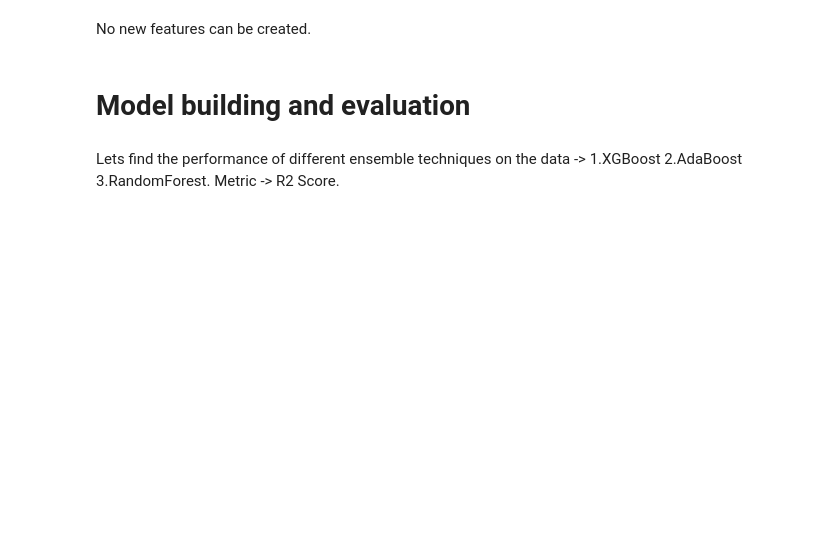
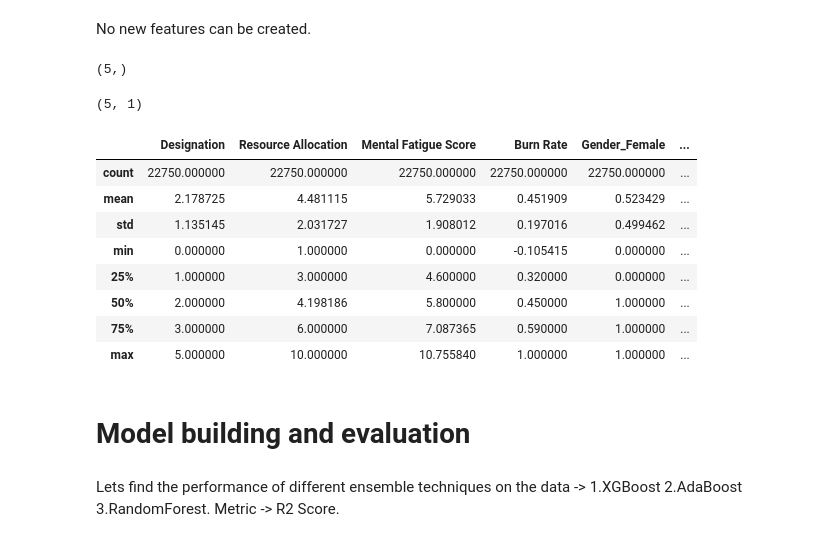
Before and after one commit to YashK07/Burnout-Rate-Prediction-Heroku, a Jupyter notebook: Burn_out_rate_Model_Building.ipynb, the cells around one changed output. Drawn from its saved outputs; the diff is of its cells as text; code cells hidden in the pictures; blank space fills up the shorter version.

```diff
--- a/Burn_out_rate_Model_Building.ipynb
+++ b/Burn_out_rate_Model_Building.ipynb
@@ -397,3 +405,9 @@ Index(['Designation', 'Resource Allocation', 'Mental Fatigue Score',
       dtype='object')
 # %% [markdown]
 No new features can be created.
+# %%
+l = [1,2,3,5,7]
+arr = np.array(l)
+arr.shape
+# %% [output]
+(5,)
@@ -400,3 +416,19 @@ No new features can be created.
+# %%
+arr.shape
+# %% [output]
+(5, 1)
+# %%
+df.describe()
+# %% [output]
+|  | Designation | Resource Allocation | Mental Fatigue Score | Burn Rate | Gender_Female | ... |
+| count | 22750.000000 | 22750.000000 | 22750.000000 | 22750.000000 | 22750.000000 | ... |
+| mean | 2.178725 | 4.481115 | 5.729033 | 0.451909 | 0.523429 | ... |
+| std | 1.135145 | 2.031727 | 1.908012 | 0.197016 | 0.499462 | ... |
+| min | 0.000000 | 1.000000 | 0.000000 | -0.105415 | 0.000000 | ... |
+| 25% | 1.000000 | 3.000000 | 4.600000 | 0.320000 | 0.000000 | ... |
+| 50% | 2.000000 | 4.198186 | 5.800000 | 0.450000 | 1.000000 | ... |
+| 75% | 3.000000 | 6.000000 | 7.087365 | 0.590000 | 1.000000 | ... |
+| max | 5.000000 | 10.000000 | 10.755840 | 1.000000 | 1.000000 | ... |
 # %% [markdown]
 # **Model building and evaluation**
 # %% [markdown]
```
Also changed, not shown: parts of 21 cells of this notebook.
